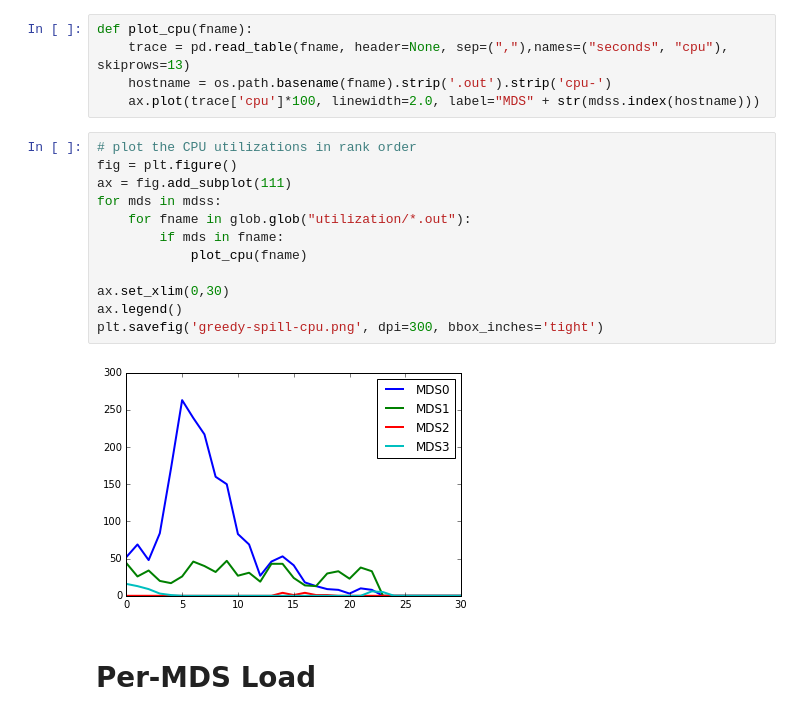
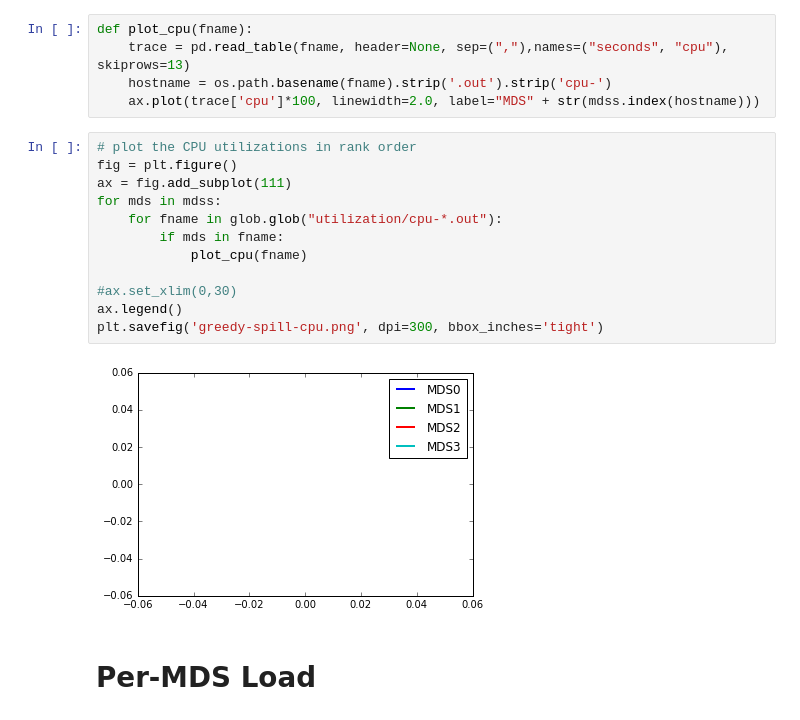
Before and after one commit to ivotron/mantle-popper, a Jupyter notebook: experiments/greedy-spill/results/visualize.ipynb, the cells around one changed output. Cells and saved outputs as stored; diff of their text form.

Commit message:
expr: collects replies but doesn't work for all nodes, CPU utilization doesn't work at 1 sec granularity
Signed-off-by: Michael Sevilla <mikesevilla3@gmail.com>

```diff
--- a/experiments/greedy-spill/results/visualize.ipynb
+++ b/experiments/greedy-spill/results/visualize.ipynb
@@ -37,17 +41,17 @@ def plot_cpu(fname):
 # %%
 # plot the CPU utilizations in rank order
 fig = plt.figure()
 ax = fig.add_subplot(111)
 for mds in mdss:
-    for fname in glob.glob("utilization/*.out"):
+    for fname in glob.glob("utilization/cpu-*.out"):
         if mds in fname:
             plot_cpu(fname)
 
-ax.set_xlim(0,30)
+#ax.set_xlim(0,30)
 ax.legend()
 plt.savefig('greedy-spill-cpu.png', dpi=300, bbox_inches='tight')
 # %% [output]
-[figure, old version]
+[figure, new version]
 # %% [markdown]
 # Per-MDS Load
 # %%
```
Also changed, not shown: parts of 5 cells of this notebook, 11 other files.
